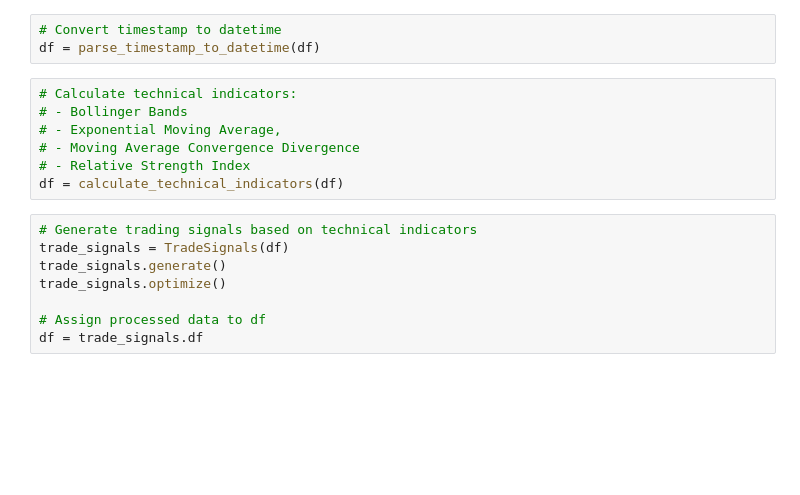
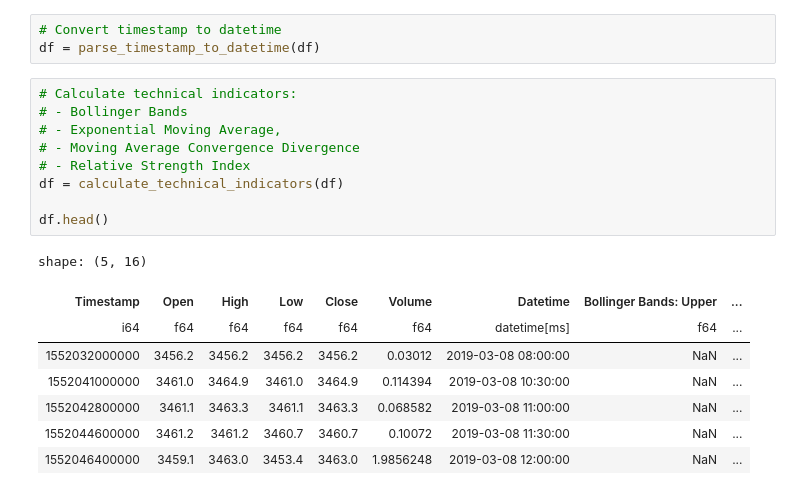
Before and after one commit to vanesterik/fart, a Jupyter notebook: notebooks/1.0-kve-exploratory-data-analysis.ipynb, the cells around one changed output. Cells and saved outputs as stored; diff of their text form; blank space fills up the shorter version.

```diff
--- a/notebooks/1.0-kve-exploratory-data-analysis.ipynb
+++ b/notebooks/1.0-kve-exploratory-data-analysis.ipynb
@@ -37,17 +34,20 @@ df = parse_timestamp_to_datetime(df)
 # %%
 # Calculate technical indicators:
 # - Bollinger Bands
 # - Exponential Moving Average,
 # - Moving Average Convergence Divergence
 # - Relative Strength Index
 df = calculate_technical_indicators(df)
+
+df.head()
+# %% [output]
+shape: (5, 16)
+| Timestamp | Open | High | Low | Close | Volume | Datetime | Bollinger Bands: Upper | ... |
+| i64 | f64 | f64 | f64 | f64 | f64 | datetime[ms] | f64 | ... |
+| 1552032000000 | 3456.2 | 3456.2 | 3456.2 | 3456.2 | 0.03012 | 2019-03-08 08:00:00 | NaN | ... |
+| 1552041000000 | 3461.0 | 3464.9 | 3461.0 | 3464.9 | 0.114394 | 2019-03-08 10:30:00 | NaN | ... |
+| 1552042800000 | 3461.1 | 3463.3 | 3461.1 | 3463.3 | 0.068582 | 2019-03-08 11:00:00 | NaN | ... |
+| 1552044600000 | 3461.2 | 3461.2 | 3460.7 | 3460.7 | 0.10072 | 2019-03-08 11:30:00 | NaN | ... |
+| 1552046400000 | 3459.1 | 3463.0 | 3453.4 | 3463.0 | 1.9856248 | 2019-03-08 12:00:00 | NaN | ... |
-# %%
-# Generate trading signals based on technical indicators
-trade_signals = TradeSignals(df)
-trade_signals.generate()
-trade_signals.optimize()
-
-# Assign processed data to df
-df = trade_signals.df
 # %%
 # Plot last 120 entries in candlestick chart
```
Also changed, not shown: parts of 11 cells of this notebook, 13 other files.
